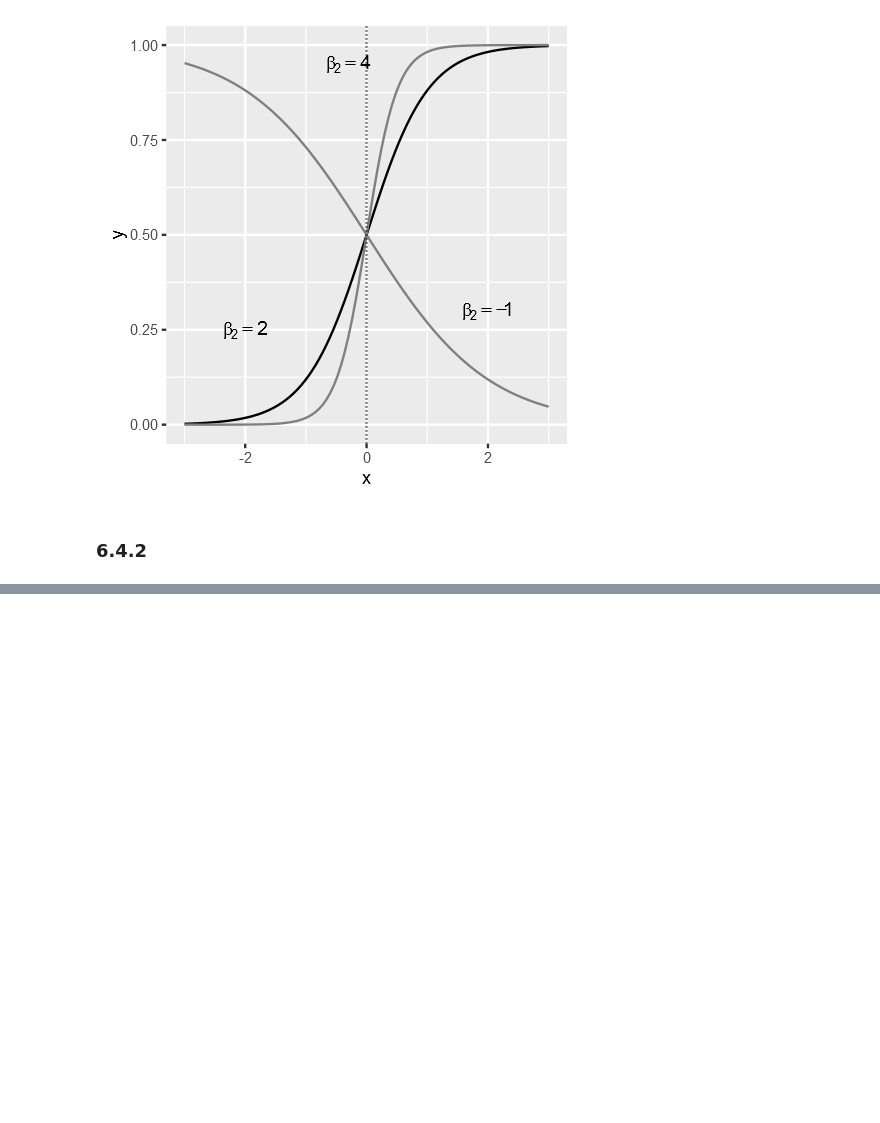
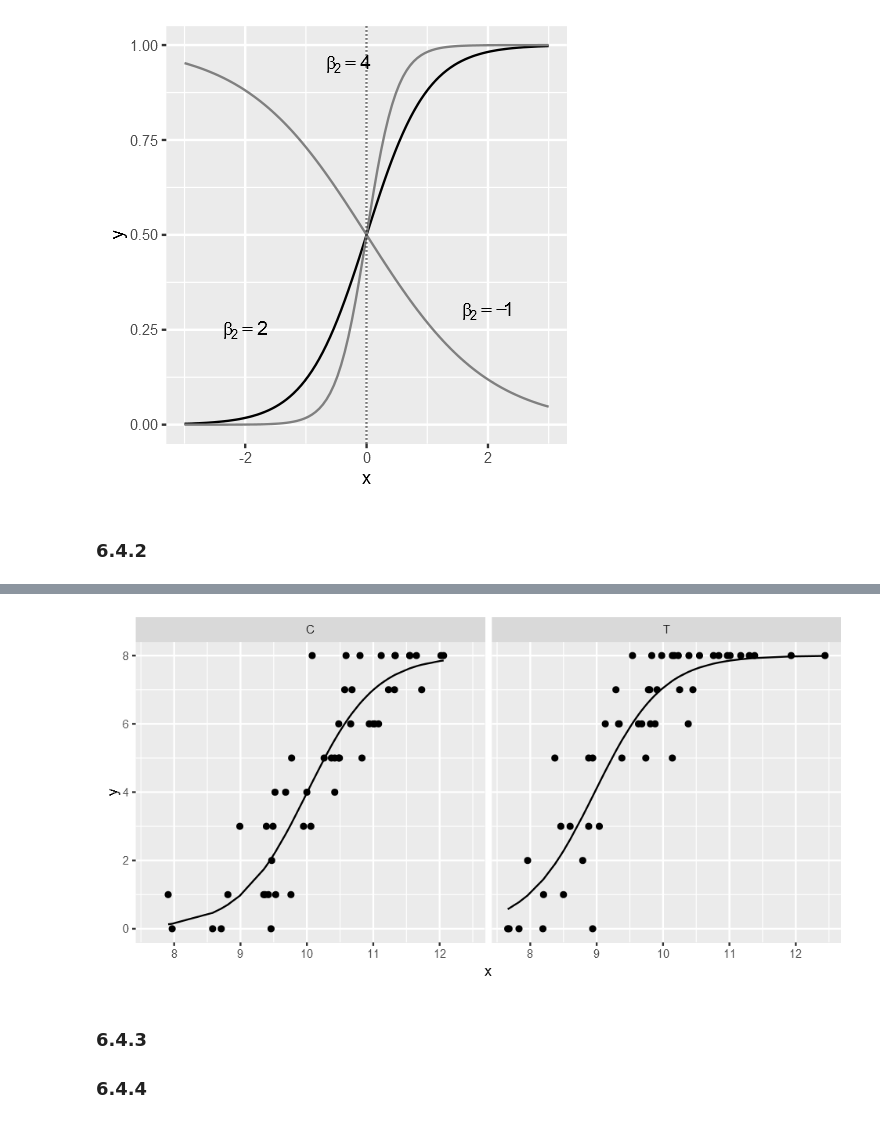
Before and after one commit to whatalnk/stat-model-intro, a Jupyter notebook: Chap06.ipynb, the cells around one changed output, grey strips where cells are left out. Saved outputs shown, nothing was run; the diff lists cells and outputs as text; code cells hidden in the pictures; blank space fills up the shorter version.

```diff
--- a/Chap06.ipynb
+++ b/Chap06.ipynb
@@ -117,3 +121,6 @@ ggplot(data_frame(x = c(-3:3)), aes(x)) +
 [figure]
 # %% [markdown]
 ### 6.4.2
+# %%
+fit.xf <- glm(cbind(y, N - y) ~ x + f, data = d, family = binomial)
+fit.xf
@@ -119,0 +139,12 @@ ggplot(data_frame(x = c(-3:3)), aes(x)) +
+# %%
+d %>>%
+    mutate(pred = predict(fit.xf, newdata = data_frame(x = d$x, f = d$f), type = "response")) %>>%
+    ggplot() +
+        geom_point(aes(x = x, y = y)) +
+        geom_line(aes(x = x, y = max(N) * pred)) +
+        facet_wrap(~f)
+# %% [output]
+[figure, added]
+# %% [markdown]
+### 6.4.3
+### 6.4.4
```
Also changed, not shown: parts of 33 cells of this notebook, 3 other files.
